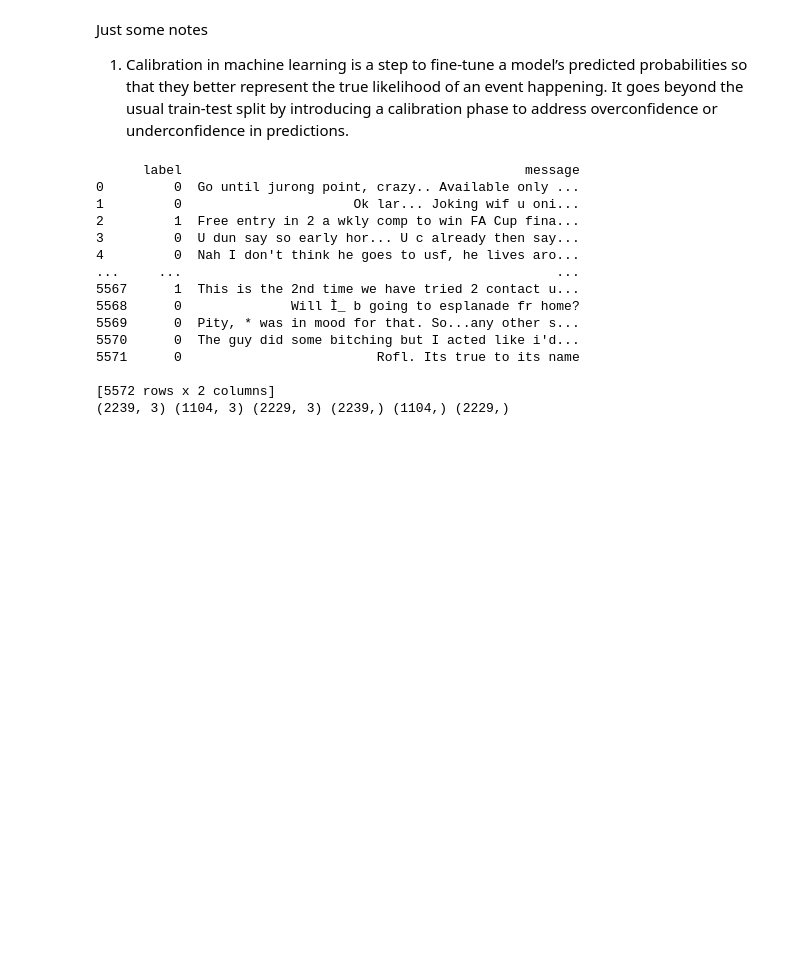
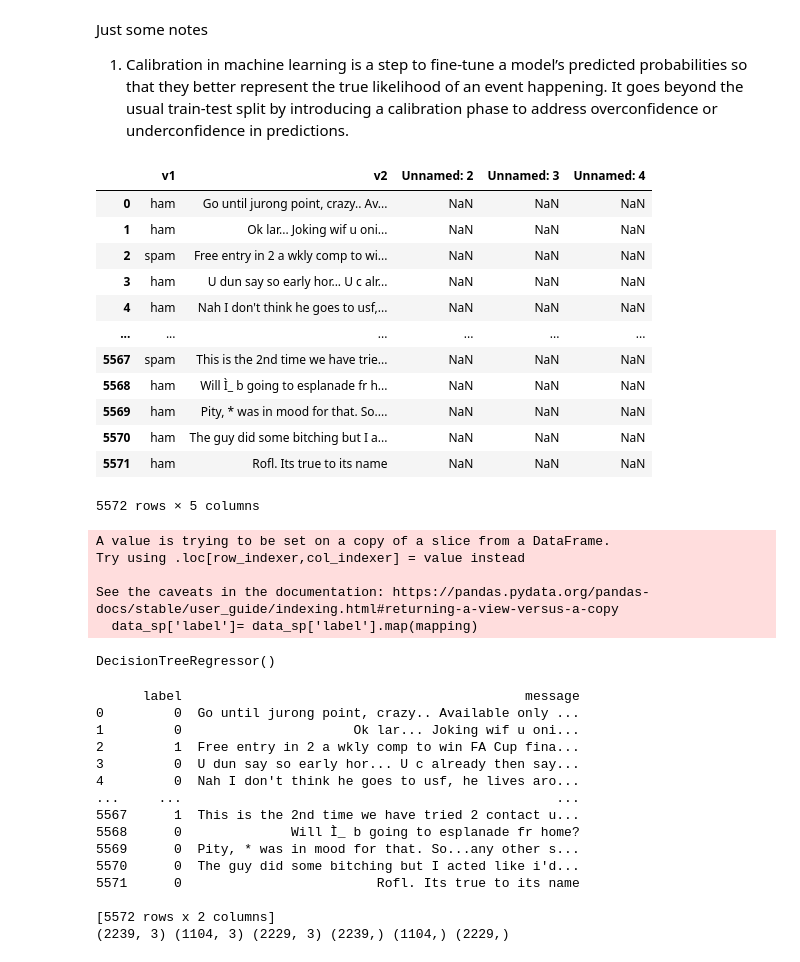
Before and after one commit to sssabere/DataScienceFiles, a Jupyter notebook: Assignments/first_lecture_and_data/Assignment_3.ipynb, the cells around one changed output. Saved outputs shown, nothing was run; the diff lists cells and outputs as text; code cells hidden in the pictures; blank space fills up the shorter version.

```diff
--- a/Assignments/first_lecture_and_data/Assignment_3.ipynb
+++ b/Assignments/first_lecture_and_data/Assignment_3.ipynb
@@ -185,3 +217,44 @@ $$
 # %% [markdown]
 Just some notes
 1. Calibration in machine learning is a step to fine-tune a model’s predicted probabilities so that they better represent the true likelihood of an event happening. It goes beyond the usual train-test split by introducing a calibration phase to address overconfidence or underconfidence in predictions.
+# %%
+file_path = "data/spam.csv"
+data_sp = pd.read_csv(file_path, encoding='latin1')
+data_sp
+# %% [output]
+|  | v1 | v2 | Unnamed: 2 | Unnamed: 3 | Unnamed: 4 |
+| 0 | ham | Go until jurong point, crazy.. Av... | NaN | NaN | NaN |
+| 1 | ham | Ok lar... Joking wif u oni... | NaN | NaN | NaN |
+| 2 | spam | Free entry in 2 a wkly comp to wi... | NaN | NaN | NaN |
+| 3 | ham | U dun say so early hor... U c alr... | NaN | NaN | NaN |
+| 4 | ham | Nah I don't think he goes to usf,... | NaN | NaN | NaN |
+| ... | ... | ... | ... | ... | ... |
+| 5567 | spam | This is the 2nd time we have trie... | NaN | NaN | NaN |
+| 5568 | ham | Will Ì_ b going to esplanade fr h... | NaN | NaN | NaN |
+| 5569 | ham | Pity, * was in mood for that. So.... | NaN | NaN | NaN |
+| 5570 | ham | The guy did some bitching but I a... | NaN | NaN | NaN |
+| 5571 | ham | Rofl. Its true to its name | NaN | NaN | NaN |
+5572 rows × 5 columns
+# %%
+# rename the features of the pd
+data_sp= data_sp[['v1', 'v2']]
+data_sp.columns = ['label', 'msg']
+
+
+# data_sp['label']= data_sp['label'].replace({'ham': 0 , 'spam':1})
+mapping = {'ham': 0 , 'spam':1}
+data_sp['label']= data_sp['label'].map(mapping)
+
+helper_function_to_categorize_to_numerical= data_sp['msg'].apply(lambda x : [
+                                                        int( 'free' in x.lower()),
+                                                        int('prize' in x.lower()),
+                                                        int('win' in x.lower())
+                                                        ]).tolist()
+problem_XX= np.array(helper_function_to_categorize_to_numerical, dtype=np.float64)
+problem_Yy= np.array(data_sp['label'], dtype=np.int64)
+# %% [output]
+A value is trying to be set on a copy of a slice from a DataFrame.
+Try using .loc[row_indexer,col_indexer] = value instead
+
+See the caveats in the documentation: https://pandas.pydata.org/pandas-docs/stable/user_guide/indexing.html#returning-a-view-versus-a-copy
+  data_sp['label']= data_sp['label'].map(mapping)
@@ -188,3 +305,18 @@ Just some notes
+# %%
+problem3_ps = ProportionalSpam()
+problem3_ps.fit(train_X,train_y)
+
+problem3_X_pred = problem3_ps.predict(calib_X).reshape(-1, 1)
+
+from sklearn.tree import DecisionTreeRegressor
+trainny = DecisionTreeRegressor()
+trainny.fit(problem3_X_pred, calib_y)
+
+# test_probability= problem3_ps.predict(problem3_X_pred).reshape(-1, 1)
+# problem3_final_prediction = trainny.predict(test_probability)
+# # problem3_final_prediction
+# %% [output]
+DecisionTreeRegressor()
 # %%
 from sklearn.model_selection import train_test_split
 
```
Also changed, not shown: parts of 4 cells of this notebook, 3 other files.
